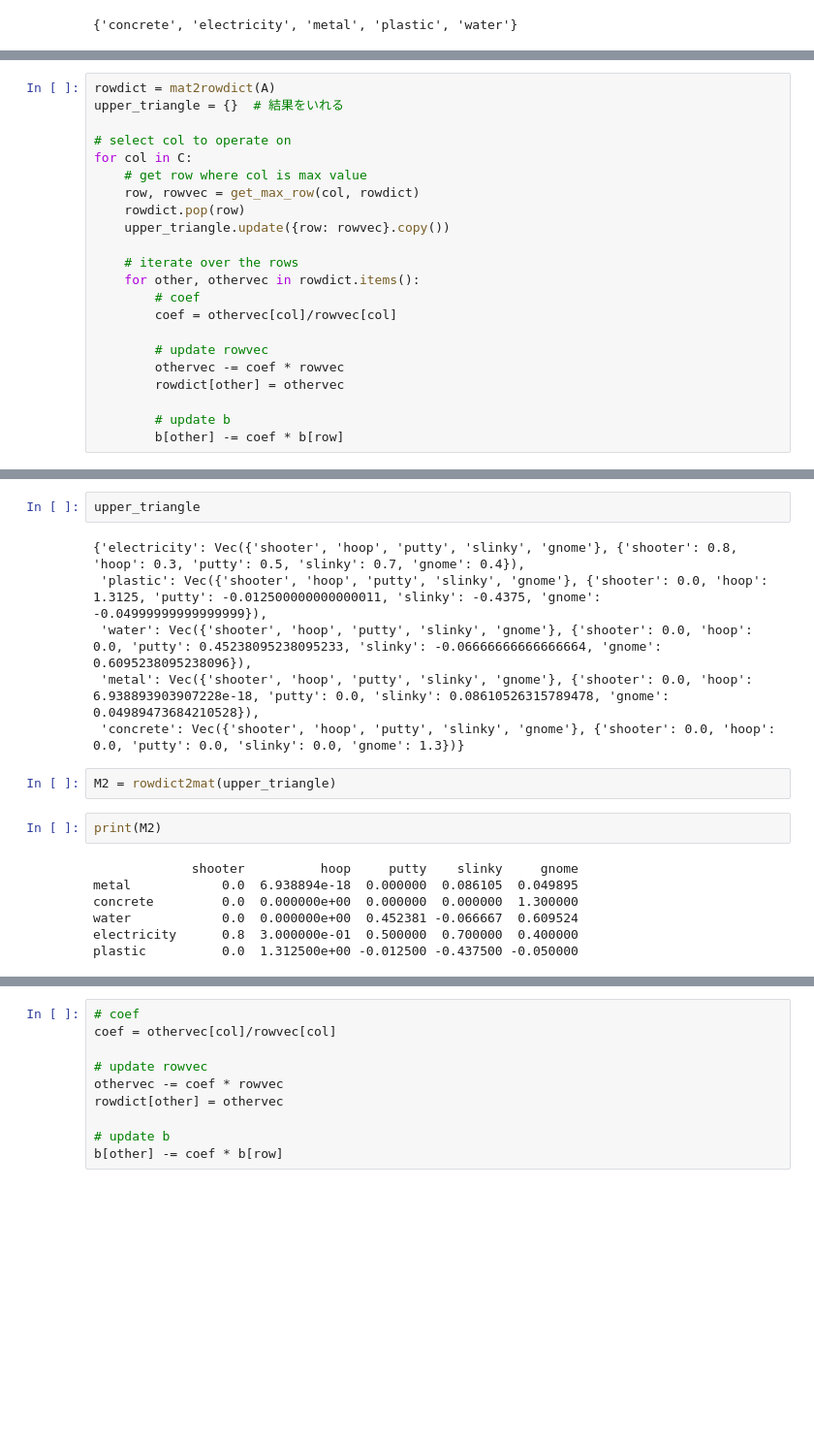
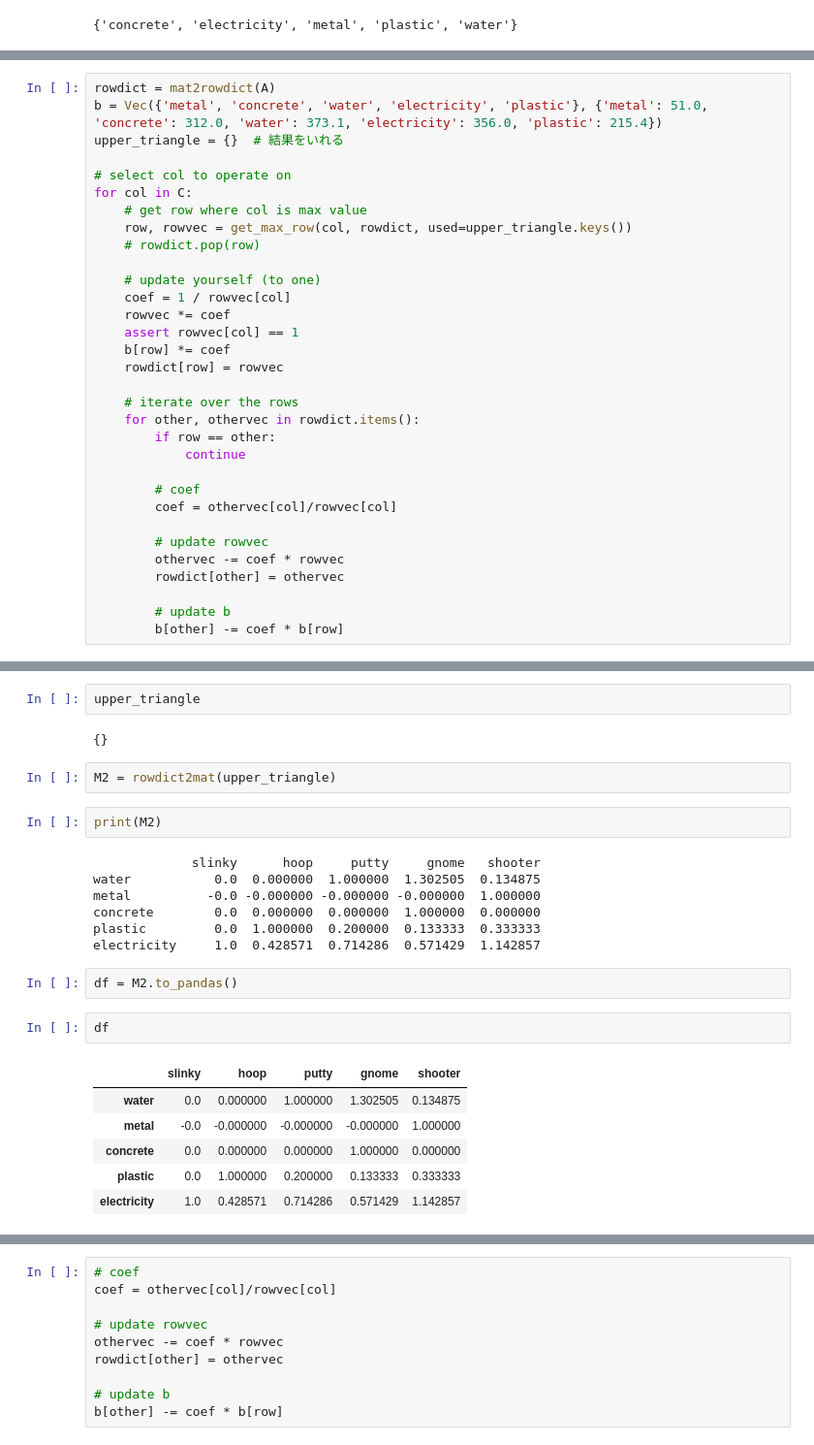
Before and after one commit to banbiossa/coding-the-matrix, a Jupyter notebook: notebooks/0.4_matrix.ipynb, the cells around one changed output, grey strips where cells are left out. Shown: that part at 97% size. Drawn from its saved outputs; the diff is of its cells as text; blank space fills up the shorter version.

```diff
--- a/notebooks/0.4_matrix.ipynb
+++ b/notebooks/0.4_matrix.ipynb
@@ -242,16 +246,26 @@ def get_max_row(col, rowdict) -> Tuple[str, Vec]:
 # %%
 rowdict = mat2rowdict(A)
+b = Vec({'metal', 'concrete', 'water', 'electricity', 'plastic'}, {'metal': 51.0, 'concrete': 312.0, 'water': 373.1, 'electricity': 356.0, 'plastic': 215.4})
 upper_triangle = {}  # 結果をいれる
 
 # select col to operate on
 for col in C:
     # get row where col is max value
-    row, rowvec = get_max_row(col, rowdict)
-    rowdict.pop(row)
-    upper_triangle.update({row: rowvec}.copy())
+    row, rowvec = get_max_row(col, rowdict, used=upper_triangle.keys())
+    # rowdict.pop(row)
+
+    # update yourself (to one)
+    coef = 1 / rowvec[col]
+    rowvec *= coef
+    assert rowvec[col] == 1
+    b[row] *= coef
+    rowdict[row] = rowvec
 
     # iterate over the rows
     for other, othervec in rowdict.items():
+        if row == other:
+            continue
+
         # coef
         coef = othervec[col]/rowvec[col]
 
@@ -264,19 +389,26 @@ for col in C:
 # %%
 upper_triangle
 # %% [output]
-{'electricity': Vec({'shooter', 'hoop', 'putty', 'slinky', 'gnome'}, {'shooter': 0.8, 'hoop': 0.3, 'putty': 0.5, 'slinky': 0.7, 'gnome': 0.4}),
- 'plastic': Vec({'shooter', 'hoop', 'putty', 'slinky', 'gnome'}, {'shooter': 0.0, 'hoop': 1.3125, 'putty': -0.012500000000000011, 'slinky': -0.4375, 'gnome': -0.04999999999999999}),
- 'water': Vec({'shooter', 'hoop', 'putty', 'slinky', 'gnome'}, {'shooter': 0.0, 'hoop': 0.0, 'putty': 0.45238095238095233, 'slinky': -0.06666666666666664, 'gnome': 0.6095238095238096}),
- 'metal': Vec({'shooter', 'hoop', 'putty', 'slinky', 'gnome'}, {'shooter': 0.0, 'hoop': 6.938893903907228e-18, 'putty': 0.0, 'slinky': 0.08610526315789478, 'gnome': 0.04989473684210528}),
- 'concrete': Vec({'shooter', 'hoop', 'putty', 'slinky', 'gnome'}, {'shooter': 0.0, 'hoop': 0.0, 'putty': 0.0, 'slinky': 0.0, 'gnome': 1.3})}
+{}
 # %%
 M2 = rowdict2mat(upper_triangle)
 # %%
 print(M2)
 # %% [output]
-             shooter          hoop     putty    slinky     gnome
-metal            0.0  6.938894e-18  0.000000  0.086105  0.049895
-concrete         0.0  0.000000e+00  0.000000  0.000000  1.300000
-water            0.0  0.000000e+00  0.452381 -0.066667  0.609524
-electricity      0.8  3.000000e-01  0.500000  0.700000  0.400000
-plastic          0.0  1.312500e+00 -0.012500 -0.437500 -0.050000
+             slinky      hoop     putty     gnome   shooter
+water           0.0  0.000000  1.000000  1.302505  0.134875
+metal          -0.0 -0.000000 -0.000000 -0.000000  1.000000
+concrete        0.0  0.000000  0.000000  1.000000  0.000000
+plastic         0.0  1.000000  0.200000  0.133333  0.333333
+electricity     1.0  0.428571  0.714286  0.571429  1.142857
+# %%
+df = M2.to_pandas()
+# %%
+df
+# %% [output]
+|  | slinky | hoop | putty | gnome | shooter |
+| water | 0.0 | 0.000000 | 1.000000 | 1.302505 | 0.134875 |
+| metal | -0.0 | -0.000000 | -0.000000 | -0.000000 | 1.000000 |
+| concrete | 0.0 | 0.000000 | 0.000000 | 1.000000 | 0.000000 |
+| plastic | 0.0 | 1.000000 | 0.200000 | 0.133333 | 0.333333 |
+| electricity | 1.0 | 0.428571 | 0.714286 | 0.571429 | 1.142857 |
```
Also changed, not shown: parts of 40 cells of this notebook, 3 other files.
